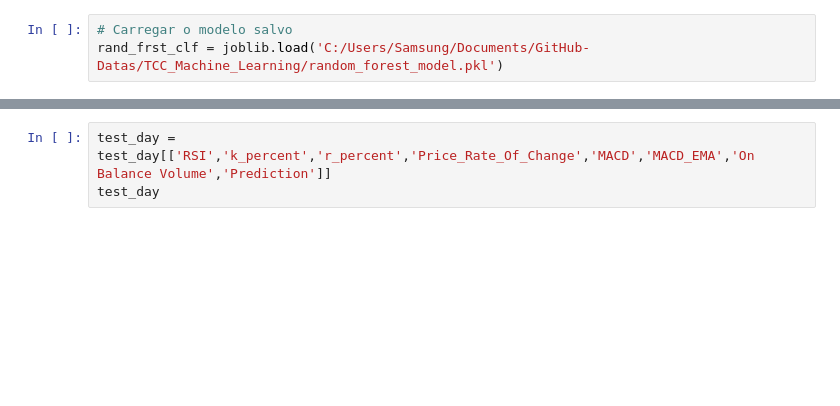
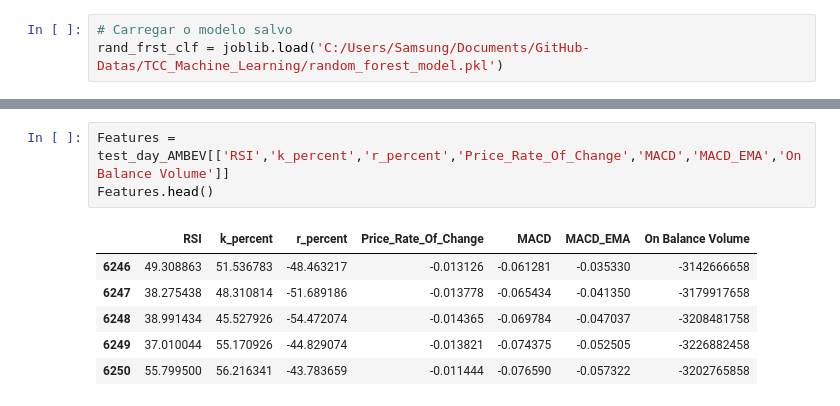
Before and after one commit to Bruno-Santana-Eco/TCC_Machine_learning, a Jupyter notebook: Previsão diária.ipynb, the cells around one changed output, grey strips where cells are left out. Drawn from its saved outputs; the diff is of its cells as text; blank space fills up the shorter version.

```diff
--- a/Previsão diária.ipynb
+++ b/Previsão diária.ipynb
@@ -28,3 +81,10 @@ test_day
 # %%
-test_day = test_day[['RSI','k_percent','r_percent','Price_Rate_Of_Change','MACD','MACD_EMA','On Balance Volume','Prediction']]
-test_day
+Features = test_day_AMBEV[['RSI','k_percent','r_percent','Price_Rate_Of_Change','MACD','MACD_EMA','On Balance Volume']]
+Features.head()
+# %% [output]
+|  | RSI | k_percent | r_percent | Price_Rate_Of_Change | MACD | MACD_EMA | On Balance Volume |
+| 6246 | 49.308863 | 51.536783 | -48.463217 | -0.013126 | -0.061281 | -0.035330 | -3142666658 |
+| 6247 | 38.275438 | 48.310814 | -51.689186 | -0.013778 | -0.065434 | -0.041350 | -3179917658 |
+| 6248 | 38.991434 | 45.527926 | -54.472074 | -0.014365 | -0.069784 | -0.047037 | -3208481758 |
+| 6249 | 37.010044 | 55.170926 | -44.829074 | -0.013821 | -0.074375 | -0.052505 | -3226882458 |
+| 6250 | 55.799500 | 56.216341 | -43.783659 | -0.011444 | -0.076590 | -0.057322 | -3202765858 |
```
Also changed, not shown: parts of 10 cells of this notebook, 2 other files.
